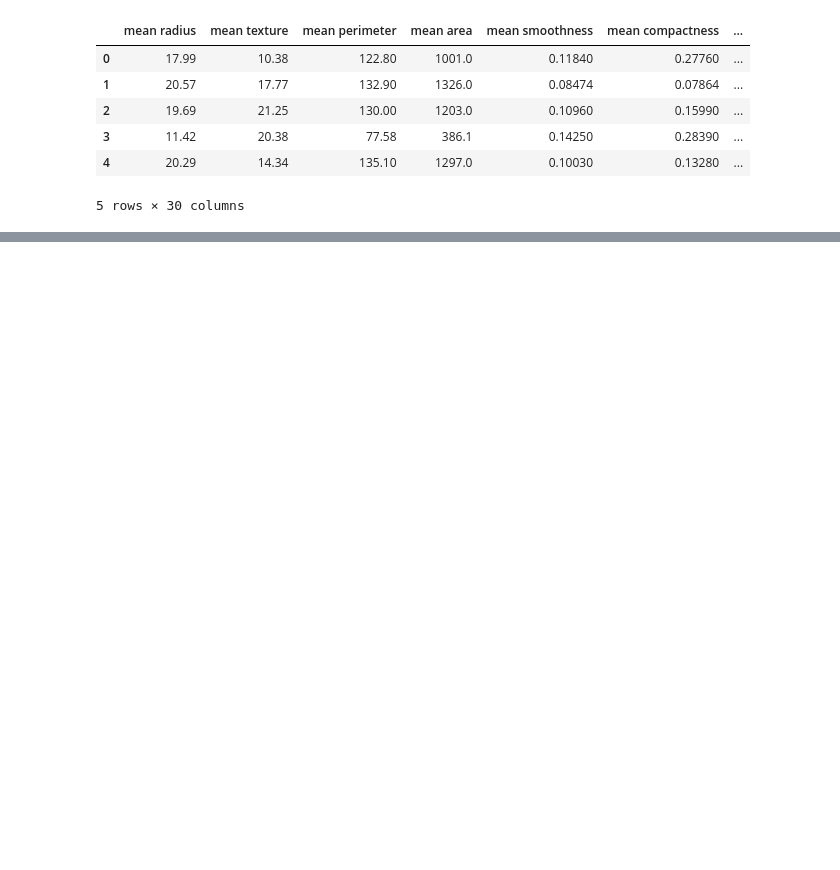
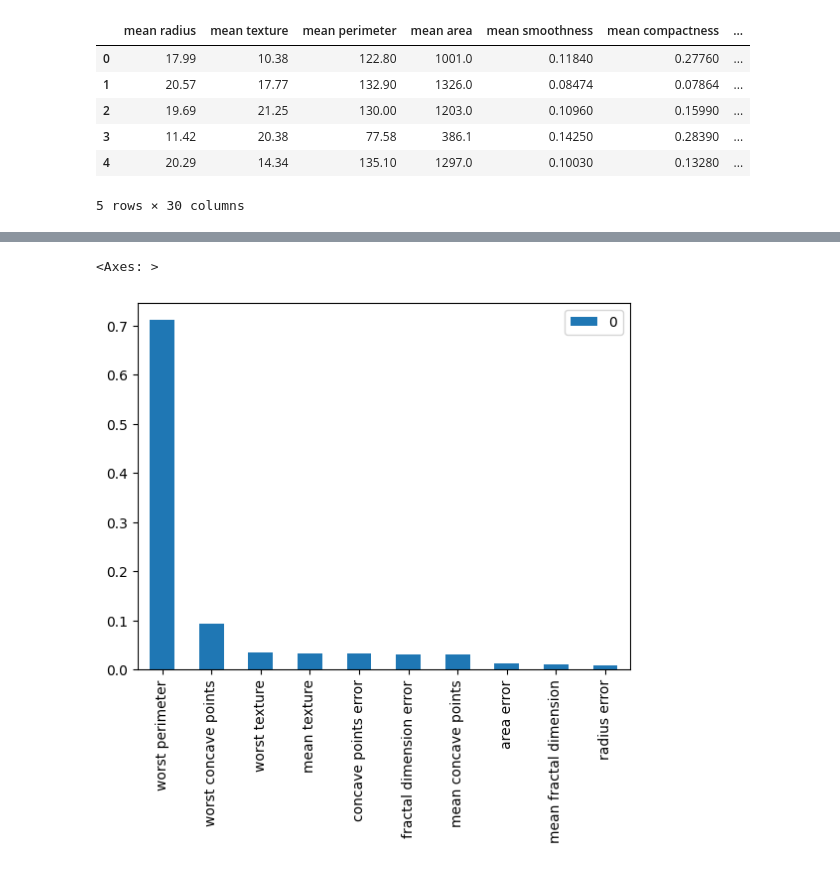
Before and after one commit to Sahil-987/Practice-Machine-Learning, a Jupyter notebook: Decision Trees/Breast Cancer Detection/main.ipynb, the cells around one changed output, grey strips where cells are left out. Saved outputs shown, nothing was run; the diff lists cells and outputs as text; code cells hidden in the pictures; blank space fills up the shorter version.

Commit message:
main file - contains decision tree

```diff
--- a/Decision Trees/Breast Cancer Detection/main.ipynb
+++ b/Decision Trees/Breast Cancer Detection/main.ipynb
@@ -21,3 +21,5 @@ y = data['target']
 X_train, X_test, y_train, y_test = train_test_split(X,y, test_size=0.33)
 # %%
 from sklearn.tree import DecisionTreeClassifier
+clf = DecisionTreeClassifier()
+clf.fit(X_train, y_train)
@@ -23,0 +76,5 @@ from sklearn.tree import DecisionTreeClassifier
+# %%
+## feature Importance
+
+feature_names = X.columns
+feature_names
@@ -23,0 +101,3 @@ from sklearn.tree import DecisionTreeClassifier
+# %%
+feature_importance = pd.DataFrame(clf.feature_importances_, index = feature_names).sort_values(0, ascending=False)
+feature_importance
@@ -23,0 +136,5 @@ from sklearn.tree import DecisionTreeClassifier
+# %%
+feature_importance.head(10).plot(kind='bar')
+# %% [output]
+<Axes: >
+[figure, added]
```
Also changed, not shown: parts of 10 cells of this notebook, 1 other file.
